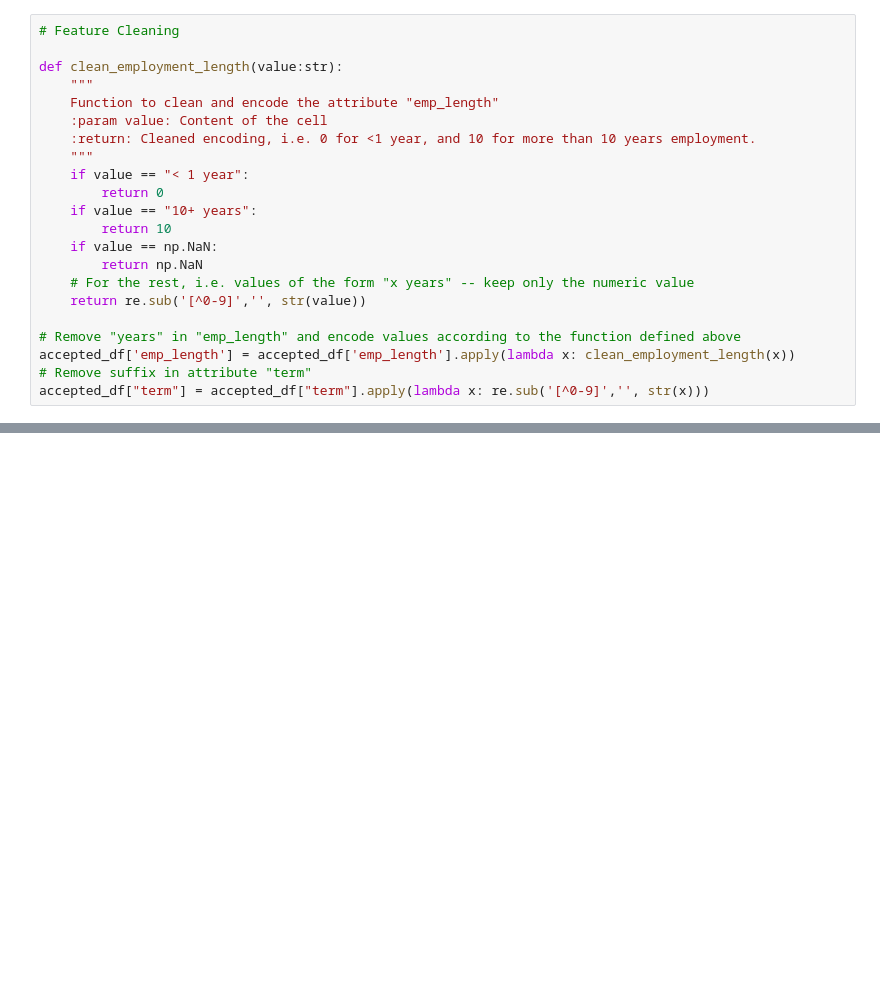
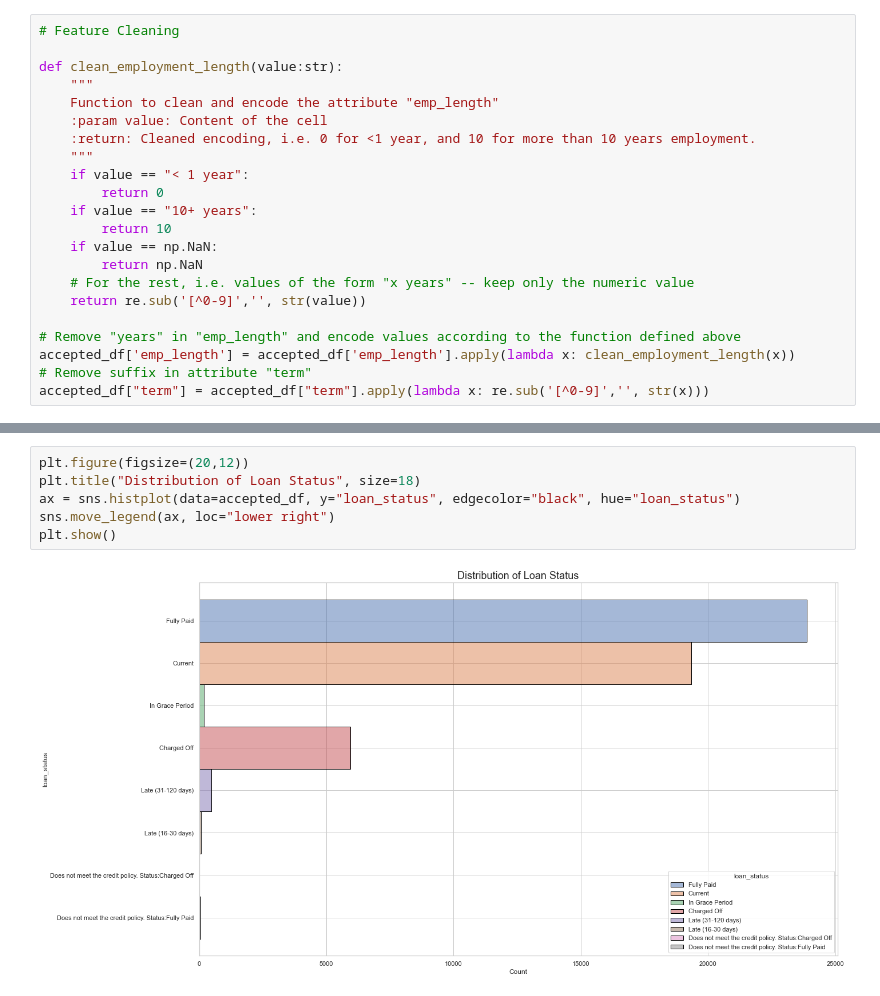
Before and after one commit to negralessio/advanced-ml-final-project, a Jupyter notebook: notebooks/preprocessing.ipynb, the cells around one changed output, grey strips where cells are left out. Cells and saved outputs as stored; diff of their text form; blank space fills up the shorter version.

```diff
--- a/notebooks/preprocessing.ipynb
+++ b/notebooks/preprocessing.ipynb
@@ -148,0 +161,8 @@ dtype: object
+# %%
+plt.figure(figsize=(20,12))
+plt.title("Distribution of Loan Status", size=18)
+ax = sns.histplot(data=accepted_df, y="loan_status", edgecolor="black", hue="loan_status")
+sns.move_legend(ax, loc="lower right")
+plt.show()
+# %% [output]
+[figure, added]
```
Also changed, not shown: parts of 8 cells of this notebook.
